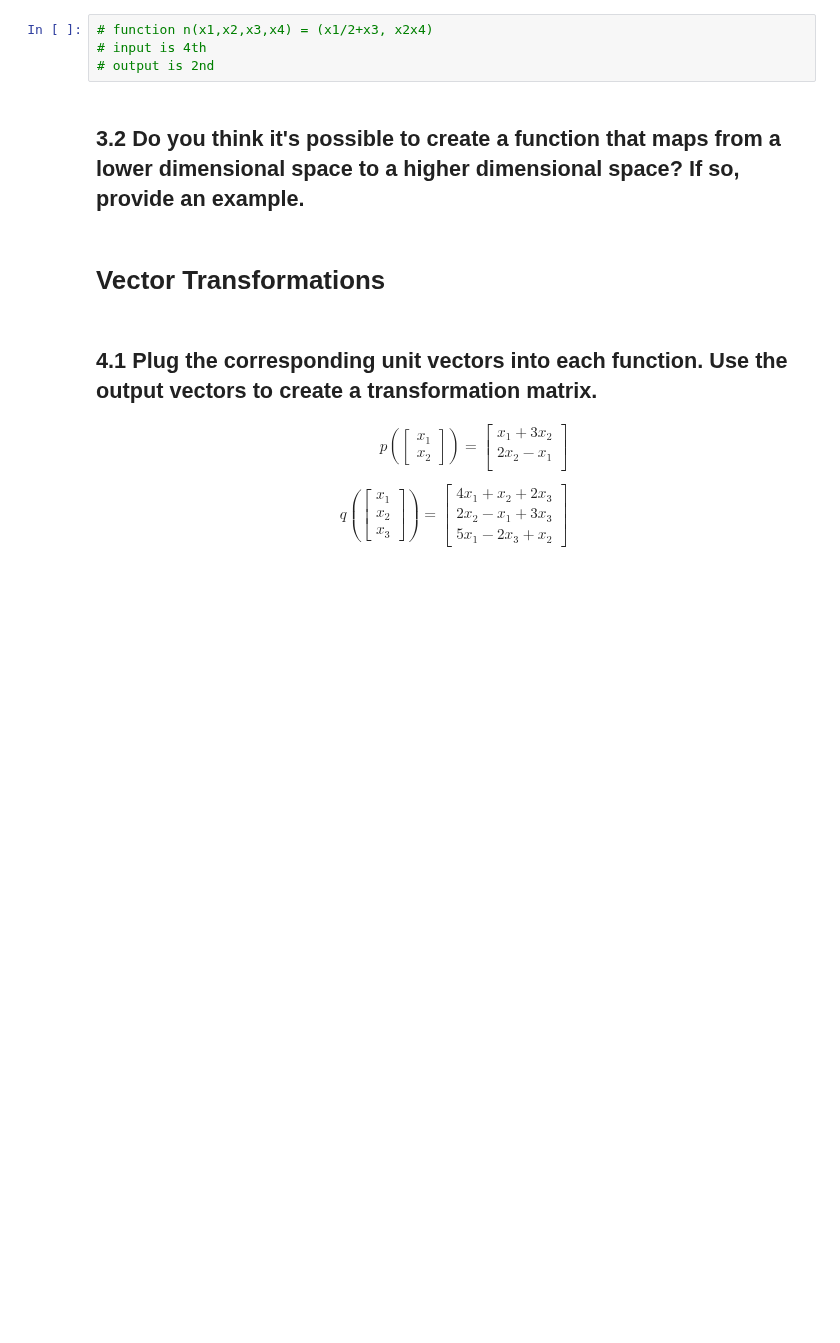
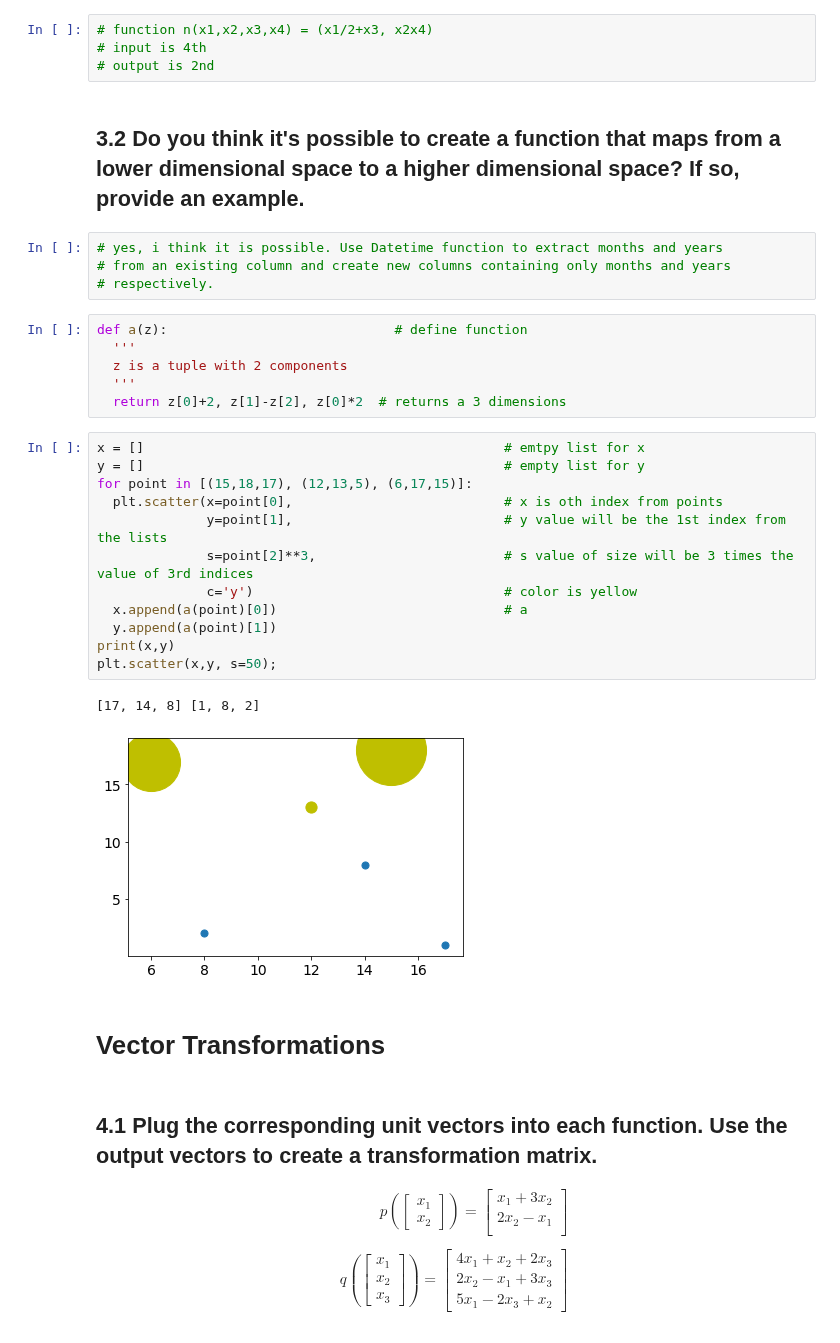
Before and after one commit to raklives/DS-Unit-1-Sprint-3-Linear-Algebra, a Jupyter notebook: module3-dimensionality-reduction/LS_DS_133_High_Dimensional_Data_Assignment.ipynb, the cells around one changed output. Drawn from its saved outputs; the diff is of its cells as text; blank space fills up the shorter version.

```diff
--- a/module3-dimensionality-reduction/LS_DS_133_High_Dimensional_Data_Assignment.ipynb
+++ b/module3-dimensionality-reduction/LS_DS_133_High_Dimensional_Data_Assignment.ipynb
@@ -112,6 +112,31 @@ n(𝑥_1,𝑥_2,𝑥_3,𝑥_4)=(x_2^2 + x_3, x_2x_4)
 # output is 2nd
 # %% [markdown]
 ## 3.2 Do you think it's possible to create a function that maps from a lower dimensional space to a higher dimensional space? If so, provide an example.
+# %%
+# yes, i think it is possible. Use Datetime function to extract months and years
+# from an existing column and create new columns containing only months and years
+# respectively.
+# %%
+def a(z):                             # define function
+  '''
+  z is a tuple with 2 components
+  '''
+  return z[0]+2, z[1]-z[2], z[0]*2  # returns a 3 dimensions
+# %%
+x = []                                              # emtpy list for x
+y = []                                              # empty list for y
+for point in [(15,18,17), (12,13,5), (6,17,15)]:
+  plt.scatter(x=point[0],                           # x is oth index from points
+              y=point[1],                           # y value will be the 1st index from the lists
+              s=point[2]**3,                        # s value of size will be 3 times the value of 3rd indices
+              c='y')                                # color is yellow
+  x.append(a(point)[0])                             # a
+  y.append(a(point)[1])
+print(x,y)
+plt.scatter(x,y, s=50);
+# %% [output]
+[17, 14, 8] [1, 8, 2]
+[figure, added]
 # %% [markdown]
 # Vector Transformations
 # %% [markdown]
```
